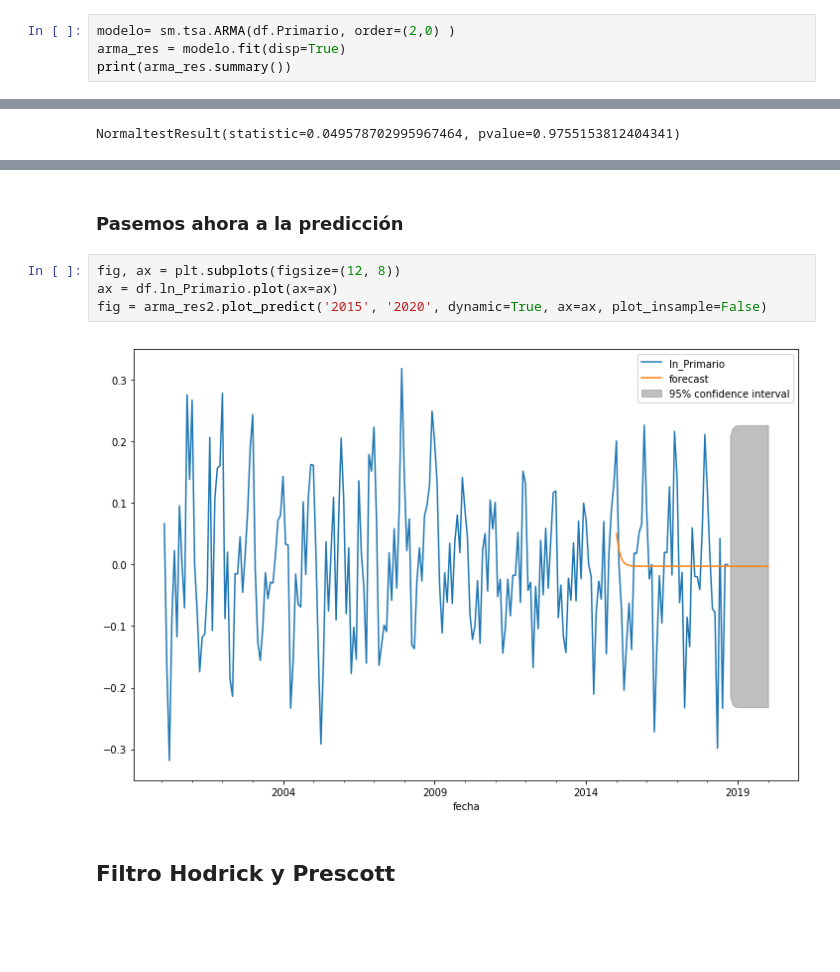
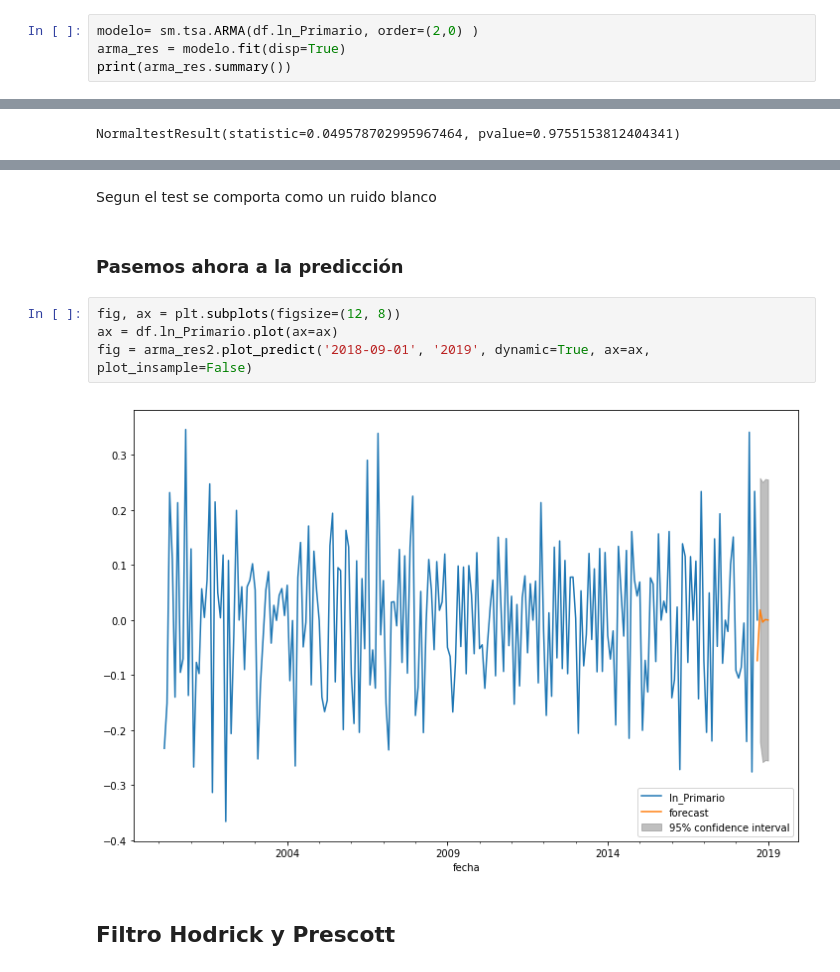
Before and after one commit to ErnestoColoma93/ParoUSA, a Jupyter notebook: UNEMPLOYMENT RATE USA ANALISYS.ipynb, the cells around one changed output, grey strips where cells are left out. Drawn from its saved outputs; the diff is of its cells as text; blank space fills up the shorter version.

```diff
--- a/UNEMPLOYMENT RATE USA ANALISYS.ipynb
+++ b/UNEMPLOYMENT RATE USA ANALISYS.ipynb
@@ -107,5 +115,5 @@ fig = sm.graphics.tsa.plot_pacf(df.Primario, lags=40, ax=ax2)
 # %%
-modelo= sm.tsa.ARMA(df.Primario, order=(2,0) )
+modelo= sm.tsa.ARMA(df.ln_Primario, order=(2,0) )
 arma_res = modelo.fit(disp=True)
 print(arma_res.summary())
 # %% [output]
@@ -280,14 +290,16 @@ tsa.acorr_ljungbox(arma_res2.resid.values, lags=None, boxpierce=True)
         2.38965503e-38, 3.66351086e-38, 2.46404886e-38, 1.23832003e-39,
         1.60569536e-40, 2.46311722e-40, 9.08788270e-42, 2.67343467e-47,
         1.11801178e-48, 2.04447893e-48, 2.19100544e-48, 1.57697524e-49]))
+# %% [markdown]
+Segun el test se comporta como un ruido blanco
 # %% [markdown]
 ### Pasemos ahora a la predicción
 # %%
 fig, ax = plt.subplots(figsize=(12, 8))
 ax = df.ln_Primario.plot(ax=ax)
-fig = arma_res2.plot_predict('2015', '2020', dynamic=True, ax=ax, plot_insample=False)
+fig = arma_res2.plot_predict('2018-09-01', '2019', dynamic=True, ax=ax, plot_insample=False)
 # %% [output]
-[figure, old version]
+[figure, new version]
 # %% [markdown]
 ## Filtro Hodrick y Prescott
 # %% [markdown]
```
Also changed, not shown: parts of 24 cells of this notebook.
